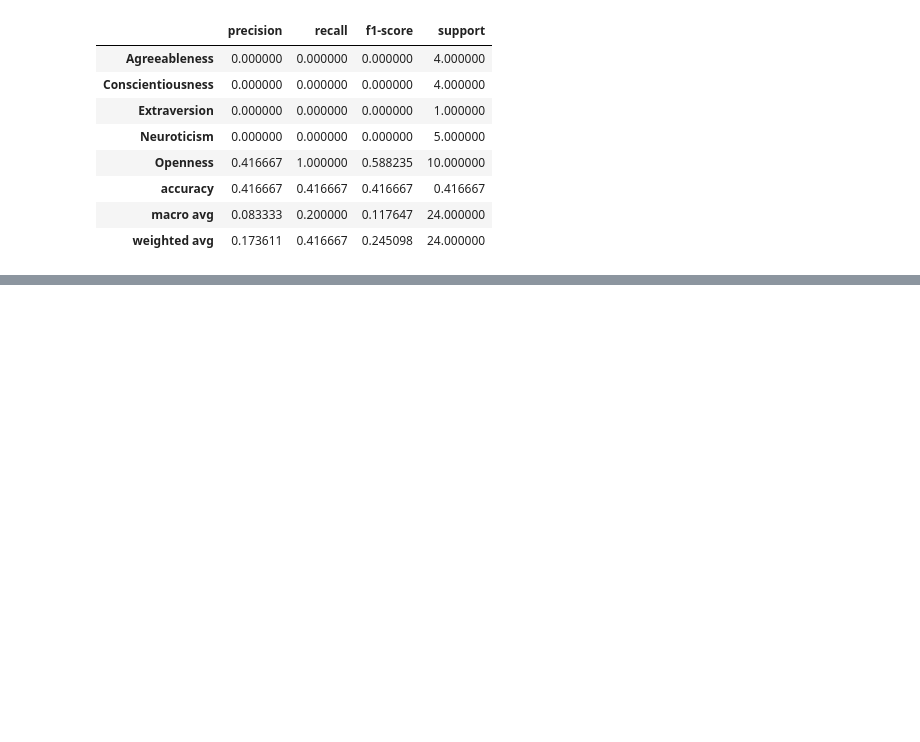
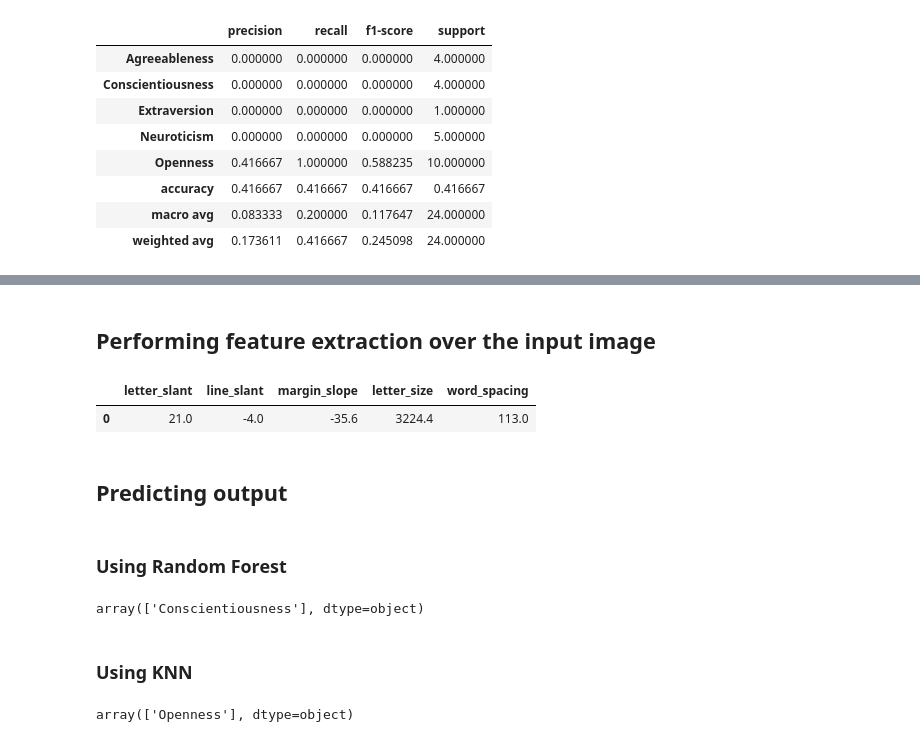
Before and after one commit to subhadip6869/Personality_Prediction, a Jupyter notebook: saved_models/rf_58_knn_42/report.ipynb, the cells around one changed output, grey strips where cells are left out. Saved outputs shown, nothing was run; the diff lists cells and outputs as text; code cells hidden in the pictures; blank space fills up the shorter version.

Commit message:
added notebook to perform with best accuracy achieved

```diff
--- a/saved_models/rf_58_knn_42/report.ipynb
+++ b/saved_models/rf_58_knn_42/report.ipynb
@@ -220,0 +241,31 @@ report_df2.transpose()
+# %% [markdown]
+## Performing feature extraction over the input image
+# %%
+mydataset = {
+    'letter_slant': [get_letter_slant(image_path=image_path)],
+    'line_slant': [get_line_slant(image_path=image_path)[0]],
+    'margin_slope': [get_margin_slope(image_path=image_path)],
+    'letter_size': [get_letter_size(image_path=image_path)[0]],
+    'word_spacing': [gap_between_words(image_path=image_path)[0]],
+}
+my_df = pd.DataFrame(mydataset)
+my_df
+# %% [output]
+|  | letter_slant | line_slant | margin_slope | letter_size | word_spacing |
+| 0 | 21.0 | -4.0 | -35.6 | 3224.4 | 113.0 |
+# %% [markdown]
+## Predicting output
+# %% [markdown]
+### Using Random Forest
+# %%
+my_pred1 = rf.predict(my_df)
+my_pred1
+# %% [output]
+array(['Conscientiousness'], dtype=object)
+# %% [markdown]
+### Using KNN
+# %%
+my_pred2 = knn.predict(my_df)
+my_pred2
+# %% [output]
+array(['Openness'], dtype=object)
```
Also changed, not shown: parts of 6 cells of this notebook, 2 other files.
